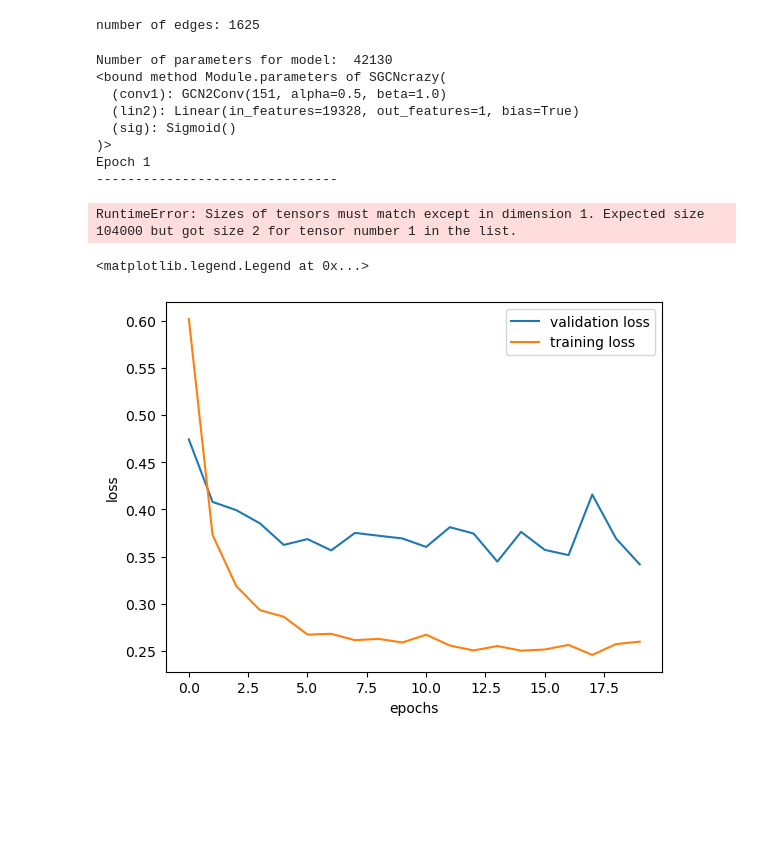
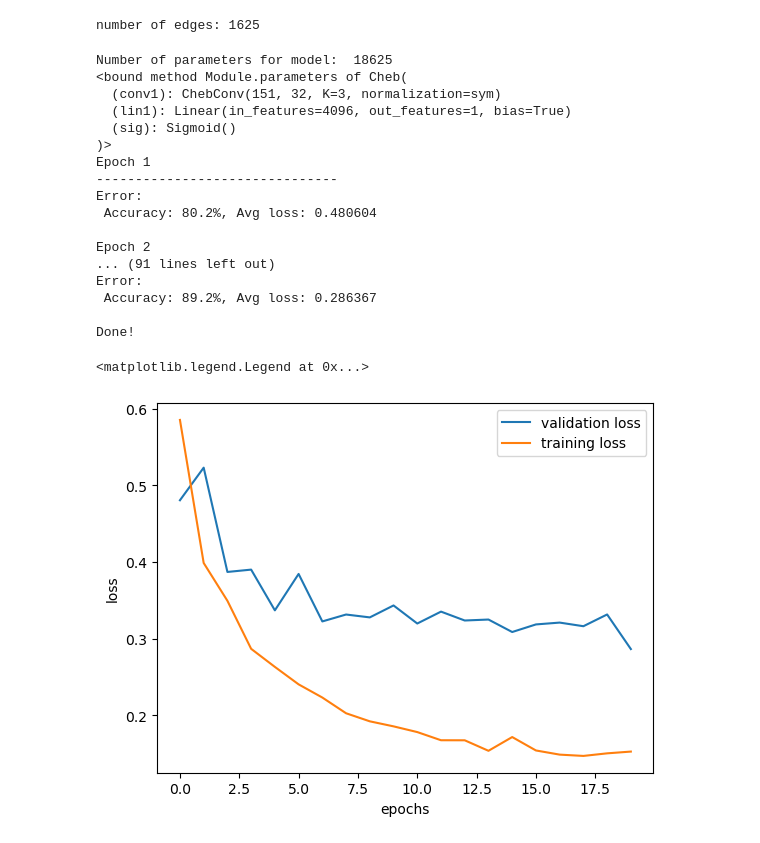
Before and after one commit to NinoHerve/NetworkMachineLearning_2023, a Jupyter notebook: NotebooksNino/EEG_gnn2.ipynb, the cells around one changed output. Cells and saved outputs as stored; diff of their text form; code cells hidden in the pictures; blank space fills up the shorter version.

```diff
--- a/NotebooksNino/EEG_gnn2.ipynb
+++ b/NotebooksNino/EEG_gnn2.ipynb
@@ -127,7 +128,7 @@ def valid(dataloader, model, loss_fn, device='cpu'):
     correct /= size
     print(f"Error: \n Accuracy: {(100*correct):>0.1f}%, Avg loss: {val_loss:>8f} \n")
 
-    return val_loss
+    return val_loss, correct
 # %%
 train_data, val_data, test_data = data_split(graph_data, [0.7, 0.1, 0.2])
 
@@ -146,7 +147,7 @@ lr = 0.001
 epochs = 20
 
 # model
-model = SGCNcrazy(in_channels=151, hid_channels=10).to(device)
+model = Cheb(in_channels=151, hid_channels=32, K=3).to(device)
 
 print('Number of parameters for model: ', sum([x.reshape(-1).shape[0] for x in model.parameters()]))
 print(model.parameters)
@@ -161,28 +162,37 @@ val_loss = []
 for t in range(epochs):
     print(f"Epoch {t+1}\n-------------------------------")
     tra_loss.append(train(train_loader, model, loss_fn, optimizer, device=device))
-    val_loss.append(valid(val_loader, model, loss_fn, device=device))
+    loss, _ = valid(val_loader, model, loss_fn, device=device)
+    val_loss.append(loss)
     scheduler.step()
 print('Done!')
 # %% [output]
-Number of parameters for model:  42130
-<bound method Module.parameters of SGCNcrazy(
-  (conv1): GCN2Conv(151, alpha=0.5, beta=1.0)
-  (lin2): Linear(in_features=19328, out_features=1, bias=True)
+Number of parameters for model:  18625
+<bound method Module.parameters of Cheb(
+  (conv1): ChebConv(151, 32, K=3, normalization=sym)
+  (lin1): Linear(in_features=4096, out_features=1, bias=True)
   (sig): Sigmoid()
 )>
 Epoch 1
 -------------------------------
+Error:
+ Accuracy: 80.2%, Avg loss: 0.480604
+
+Epoch 2
+... (91 lines left out)
+Error:
+ Accuracy: 89.2%, Avg loss: 0.286367
+
+Done!
-RuntimeError: Sizes of tensors must match except in dimension 1. Expected size 104000 but got size 2 for tensor number 1 in the list.
 # %%
 e = range(epochs)
-plt.plot(e[:], val_loss[:], tra_loss[:])
+plt.plot(e, val_loss, tra_loss)
 plt.xlabel('epochs')
 plt.ylabel('loss')
 plt.legend(['validation loss', 'training loss'])
 # %% [output]
 <matplotlib.legend.Legend at 0x...>
-[figure, old version]
+[figure, new version]
 # %%
 print('Train ')
 valid(train_loader, model, loss_fn, device=device)
```
Also changed, not shown: parts of 6 cells of this notebook, 12 other files.
